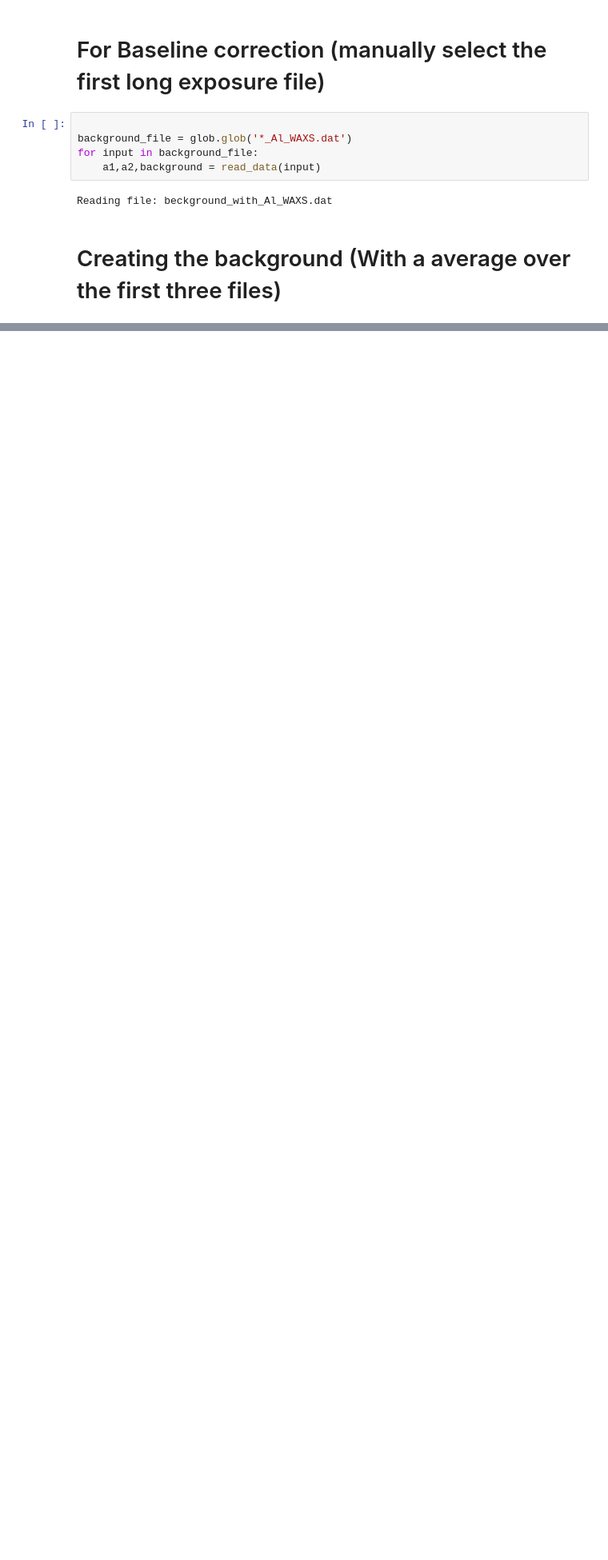
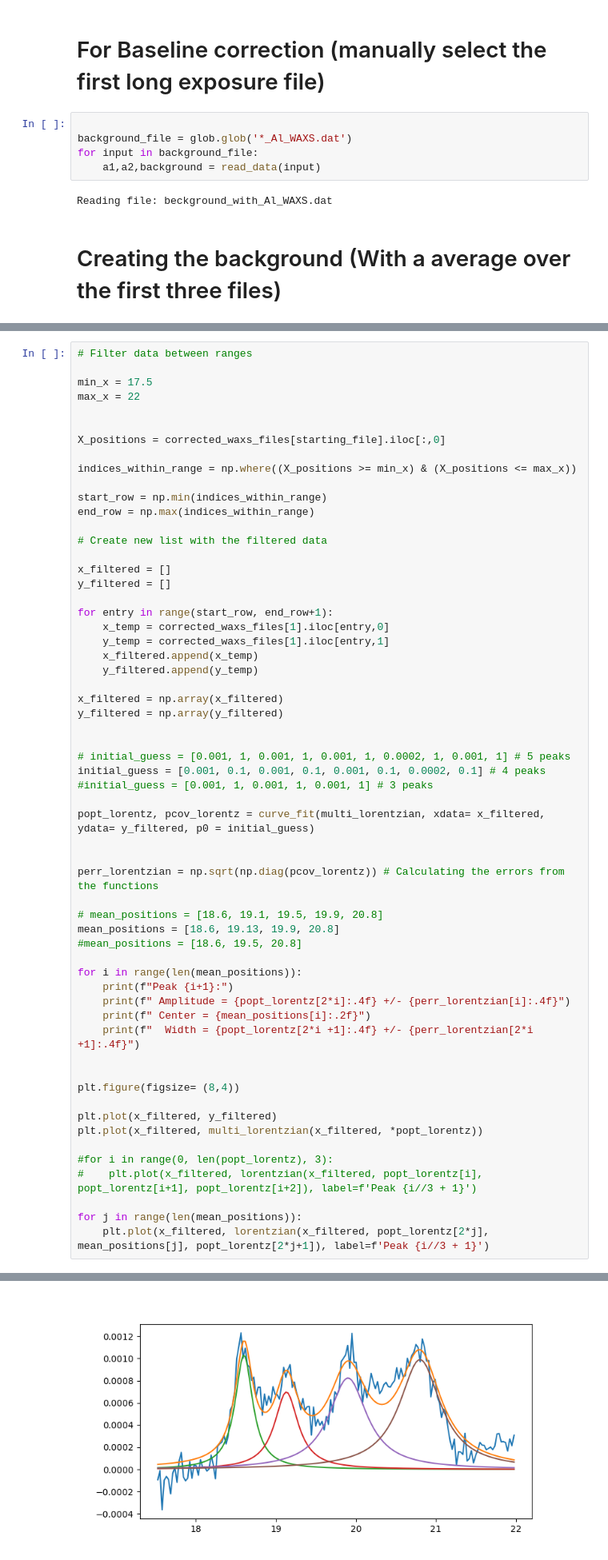
Before and after one commit to PronoyDutta/SAXS_WAXS, a Jupyter notebook: fitting_data.ipynb, the cells around one changed output, grey strips where cells are left out. Shown at 80% size. Cells and saved outputs as stored; diff of their text form; blank space fills up the shorter version.

```diff
--- a/fitting_data.ipynb
+++ b/fitting_data.ipynb
@@ -231,0 +297,60 @@ plt.ylim(-0.0006,0.002)
+# %%
+# Filter data between ranges
+
+min_x = 17.5
+max_x = 22
+
+
+X_positions = corrected_waxs_files[starting_file].iloc[:,0]
+
+indices_within_range = np.where((X_positions >= min_x) & (X_positions <= max_x))
+
+start_row = np.min(indices_within_range)
+end_row = np.max(indices_within_range)
+
+# Create new list with the filtered data
+
+x_filtered = []
+y_filtered = []
+
+for entry in range(start_row, end_row+1):
+    x_temp = corrected_waxs_files[1].iloc[entry,0]
+    y_temp = corrected_waxs_files[1].iloc[entry,1]
+    x_filtered.append(x_temp)
+    y_filtered.append(y_temp)
+
+x_filtered = np.array(x_filtered)
+y_filtered = np.array(y_filtered)
+
+
+# initial_guess = [0.001, 1, 0.001, 1, 0.001, 1, 0.0002, 1, 0.001, 1] # 5 peaks
+initial_guess = [0.001, 0.1, 0.001, 0.1, 0.001, 0.1, 0.0002, 0.1] # 4 peaks
+#initial_guess = [0.001, 1, 0.001, 1, 0.001, 1] # 3 peaks
+
+popt_lorentz, pcov_lorentz = curve_fit(multi_lorentzian, xdata= x_filtered, ydata= y_filtered, p0 = initial_guess)
+
+
+perr_lorentzian = np.sqrt(np.diag(pcov_lorentz)) # Calculating the errors from the functions
+
+# mean_positions = [18.6, 19.1, 19.5, 19.9, 20.8]
+mean_positions = [18.6, 19.13, 19.9, 20.8]
+#mean_positions = [18.6, 19.5, 20.8]
+
+for i in range(len(mean_positions)):
+    print(f"Peak {i+1}:")
+    print(f" Amplitude = {popt_lorentz[2*i]:.4f} +/- {perr_lorentzian[i]:.4f}")
+    print(f" Center = {mean_positions[i]:.2f}")
+    print(f"  Width = {popt_lorentz[2*i +1]:.4f} +/- {perr_lorentzian[2*i +1]:.4f}")
+
+
+plt.figure(figsize= (8,4))
+
+plt.plot(x_filtered, y_filtered)
+plt.plot(x_filtered, multi_lorentzian(x_filtered, *popt_lorentz))
+
+#for i in range(0, len(popt_lorentz), 3):
+#    plt.plot(x_filtered, lorentzian(x_filtered, popt_lorentz[i], popt_lorentz[i+1], popt_lorentz[i+2]), label=f'Peak {i//3 + 1}')
+
+for j in range(len(mean_positions)):
+    plt.plot(x_filtered, lorentzian(x_filtered, popt_lorentz[2*j], mean_positions[j], popt_lorentz[2*j+1]), label=f'Peak {i//3 + 1}')
+# %% [output]
@@ -231,0 +373 @@ plt.ylim(-0.0006,0.002)
+[figure, added]
```
Also changed, not shown: parts of 9 cells of this notebook.
